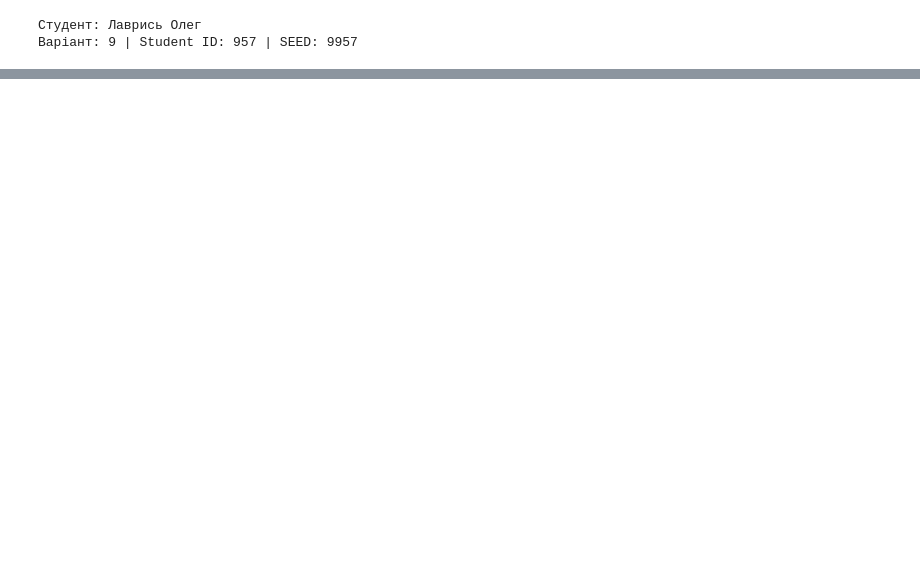
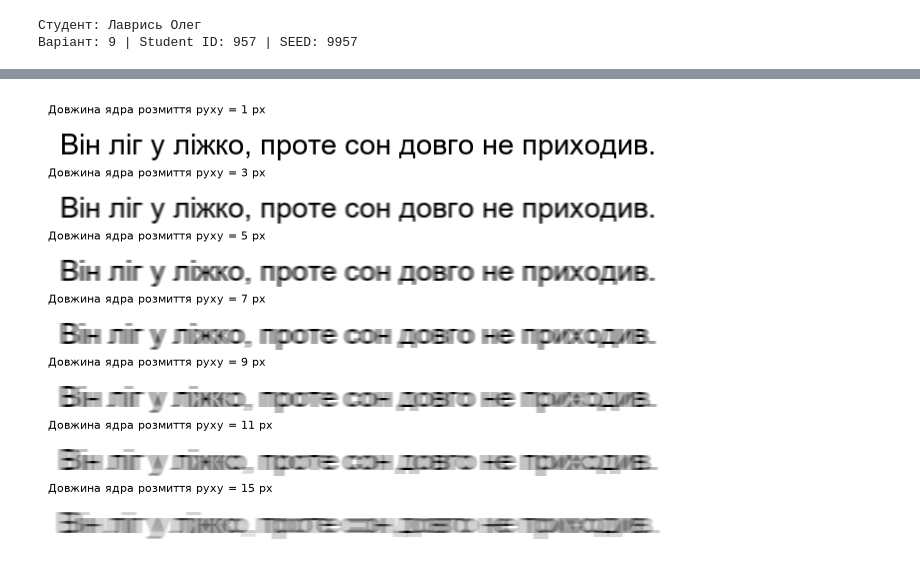
Before and after one commit to Lavro2005/AI_Lab_03, a Jupyter notebook: Lab_03.ipynb, the cells around one changed output, grey strips where cells are left out. Saved outputs shown, nothing was run; the diff lists cells and outputs as text; code cells hidden in the pictures; blank space fills up the shorter version.

Commit message:
feat: generate synthetic dataset with motion blur (task 5-2)

```diff
--- a/Lab_03.ipynb
+++ b/Lab_03.ipynb
@@ -31,0 +88,87 @@ def stamp(ax, title):
+# %%
+import hashlib
+import os
+import cv2
+import matplotlib.pyplot as plt
+import numpy as np
+import pandas as pd
+from PIL import Image, ImageDraw, ImageFont
+
+# 1. Шрифти з підтримкою кирилиці для Windows
+FONTS = [
+    "C:/Windows/Fonts/arial.ttf",
+    "C:/Windows/Fonts/times.ttf",
+    "C:/Windows/Fonts/calibri.ttf",
+    "C:/Windows/Fonts/georgia.ttf",
+]
+
+# 2. Завантаження та вибір 40 рядків тексту (Франко, «Перехресні стежки»)
+with open("corpus.txt", encoding="utf-8") as f:
+  corpus = [s.strip() for s in f if 20 <= len(s.strip()) <= 70]
+
+# Фіксований вибір рядків за допомогою раніше ініціалізованого rng (seed=9957)
+lines = [str(s) for s in rng.choice(corpus, size=40, replace=False)]
+
+
+# 3. Рендеринг рядка у зображення
+def render_line(text, font_path, size=32, pad=12):
+  font = ImageFont.truetype(font_path, size)
+  l, t, r, b = font.getbbox(text)
+  img = Image.new("L", (r - l + 2 * pad, b - t + 2 * pad), 255)
+  ImageDraw.Draw(img).text((pad - l, pad - t), text, font=font, fill=0)
+  return np.array(img)
+
+
+# 4. Реалізація чинників деградації згідно з варіантом (Motion Blur)
+def degrade(img, kind, level, rng):
+  out = img.astype(np.float32)
+
+  if kind == "motion_blur" and level > 1:
+    # Горизонтальне ядро розмиття руху розміром (1, level)
+    kernel = np.ones((1, int(level)), dtype=np.float32) / float(level)
+    out = cv2.filter2D(out, -1, kernel)
+
+  return np.clip(out, 0, 255).astype(np.uint8)
+
+
+# 5. Параметри спотворення для Варіанта 9 (довжина ядра розмиття руху)
+FACTOR = "motion_blur"
+LEVELS = [1, 3, 5, 7, 9, 11, 15]
+
+records = []
+
+for i, text in enumerate(lines):
+  font = FONTS[i % len(FONTS)]
+  clean = render_line(text, font, size=int(rng.integers(24, 34)))
+  for lvl in LEVELS:
+    path = f"data/{i:03d}_{FACTOR}_{lvl}.png"
+    cv2.imwrite(path, degrade(clean, FACTOR, lvl, rng))
+    records.append({
+        "id": i,
+        "level": lvl,
+        "path": path,
+        "gt": text,
+        "font": os.path.basename(font),
+    })
+
+# 6. Збереження ground_truth.csv та розрахунок контрольного хешу SHA-256
+ds = pd.DataFrame(records)
+ds.to_csv("data/ground_truth.csv", index=False)
+
+with open("data/ground_truth.csv", "rb") as f:
+  sha = hashlib.sha256(f.read()).hexdigest()[:16]
+
+print(f"Згенеровано зображень: {len(ds)} (40 рядків × {len(LEVELS)} рівнів)")
+print(f"SHA-256 еталону (ground_truth.csv): {sha}")
+
+# 7. Візуалізація зразка рядка на всіх 7 рівнях розмиття руху
+fig, axes = plt.subplots(len(LEVELS), 1, figsize=(8, 0.8 * len(LEVELS)))
+for ax, lvl in zip(axes, LEVELS):
+  img = cv2.imread(f"data/000_{FACTOR}_{lvl}.png", cv2.IMREAD_GRAYSCALE)
+  ax.imshow(img, cmap="gray")
+  ax.set_title(f"Довжина ядра розмиття руху = {lvl} px", fontsize=8, loc="left")
+  ax.axis("off")
+
+fig.savefig("figures/fig0_samples.png", dpi=150, bbox_inches="tight")
+plt.show()
+# %% [output]
@@ -31,0 +177 @@ def stamp(ax, title):
+[figure, added]
```
Also changed, not shown: parts of 3 cells of this notebook, 3 other files.
